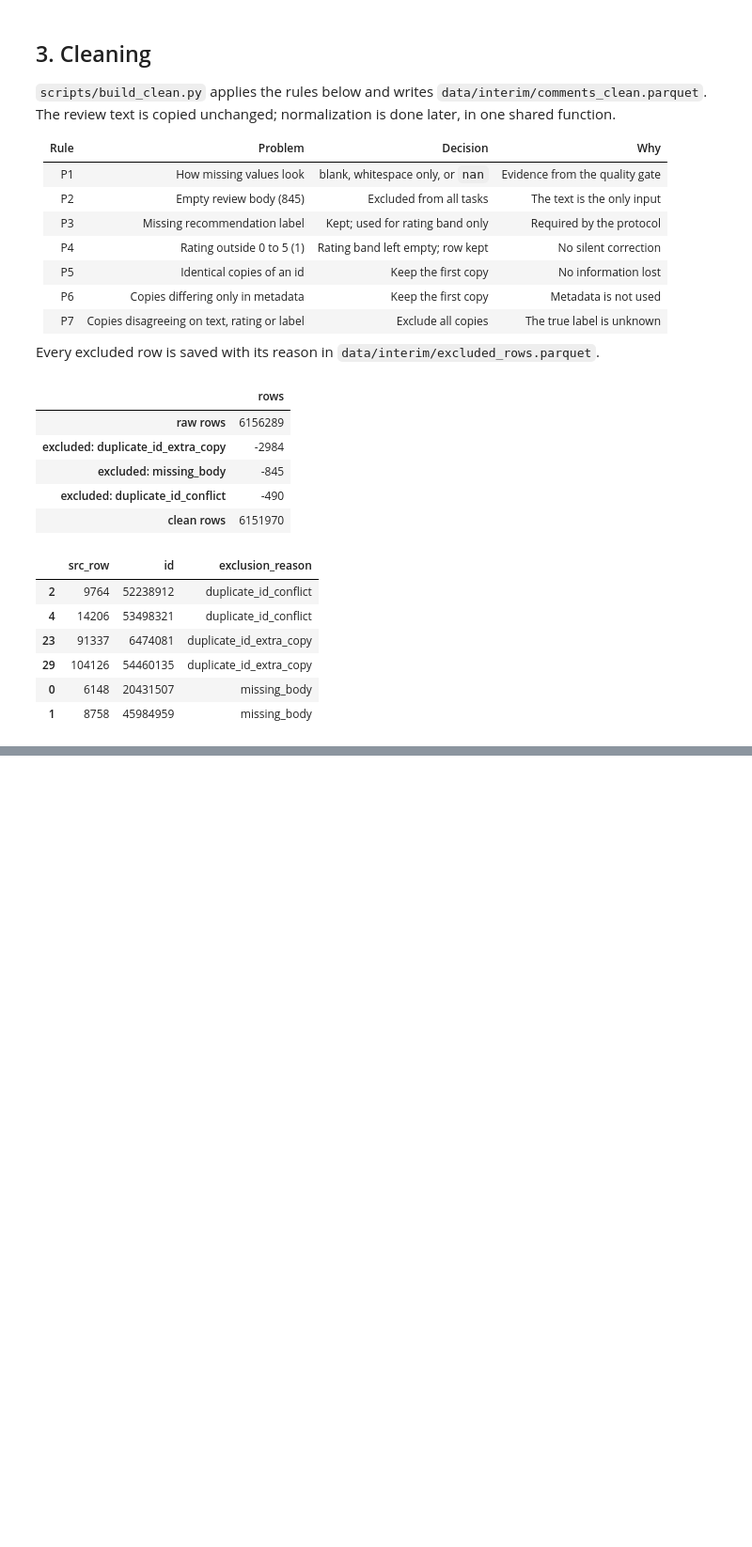
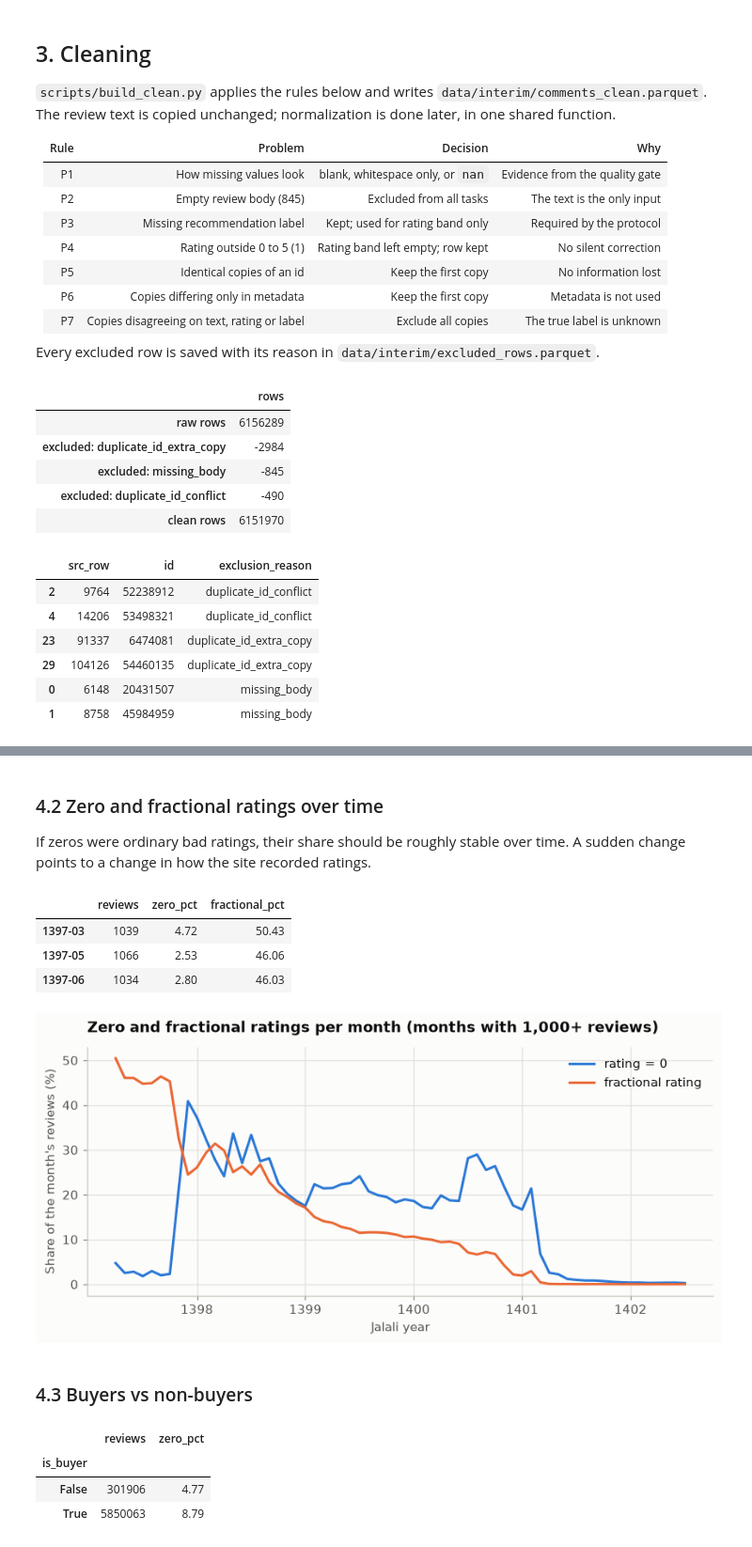
Before and after one commit to alidarviish/digikala-review-analysis, a Jupyter notebook: notebooks/01_descriptive_analysis.ipynb, the cells around one changed output, grey strips where cells are left out. Shown at 94% size. Drawn from its saved outputs; the diff is of its cells as text; code cells hidden in the pictures; blank space fills up the shorter version.

```diff
--- a/notebooks/01_descriptive_analysis.ipynb
+++ b/notebooks/01_descriptive_analysis.ipynb
@@ -373,0 +445,48 @@ nearly half of the `low` labels would be wrong. Section 3 tests this before the
+# %% [markdown]
+### 4.2 Zero and fractional ratings over time
+
+If zeros were ordinary bad ratings, their share should be roughly stable over time.
+A sudden change points to a change in how the site recorded ratings.
+# %%
+monthly = reviews.groupby(["year", "month"]).agg(
+    reviews=("rate", "size"),
+    zero_pct=("rate", lambda r: 100 * (r == 0).mean()),
+    fractional_pct=("rate_group", lambda g: 100 * (g == "fractional").mean()),
+)
+monthly = monthly[monthly["reviews"] >= 1000]  # very small months give noisy shares
+monthly.index = [f"{y}-{m:02d}" for y, m in monthly.index]
+monthly.head(3)
+# %% [output]
+|  | reviews | zero_pct | fractional_pct |
+| 1397-03 | 1039 | 4.72 | 50.43 |
+| 1397-05 | 1066 | 2.53 | 46.06 |
+| 1397-06 | 1034 | 2.80 | 46.03 |
+# %%
+fig, ax = plt.subplots(figsize=(9, 3.6))
+x = range(len(monthly))
+ax.plot(x, monthly["zero_pct"], color=plotting.SERIES[0], label="rating = 0")
+ax.plot(x, monthly["fractional_pct"], color=plotting.SERIES[1], label="fractional rating")
+
+year_starts = [i for i, label in enumerate(monthly.index) if label.endswith("-01")]
+ax.set_xticks(year_starts, [monthly.index[i][:4] for i in year_starts])
+ax.set_ylabel("Share of the month's reviews (%)")
+ax.set_xlabel("Jalali year")
+ax.legend(loc="upper right")
+ax.set_title("Zero and fractional ratings per month (months with 1,000+ reviews)")
+plotting.save(fig, "zero_fractional_over_time")
+plt.show()
+# %% [output]
+[figure, added]
+# %% [markdown]
+### 4.3 Buyers vs non-buyers
+# %%
+buyer_zero = reviews.groupby("is_buyer")["rate"].agg(
+    reviews="size",
+    zero_pct=lambda r: 100 * (r == 0).mean(),
+)
+buyer_zero
+# %% [output]
+|  | reviews | zero_pct |
+| is_buyer |  |  |
+| False | 301906 | 4.77 |
+| True | 5850063 | 8.79 |
```
Also changed, not shown: parts of 20 cells of this notebook, 3 other files.
